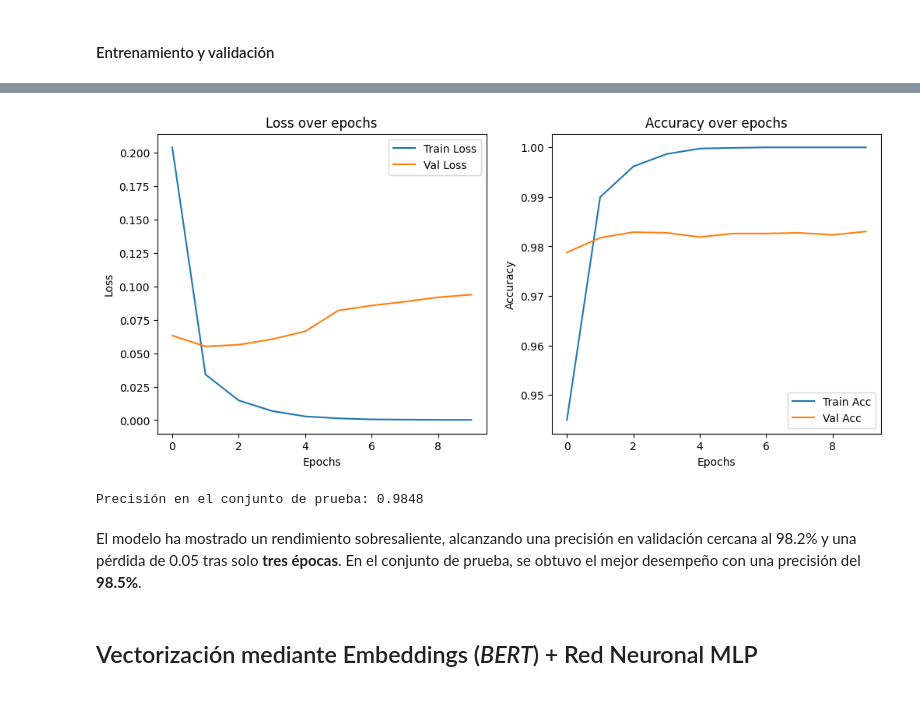
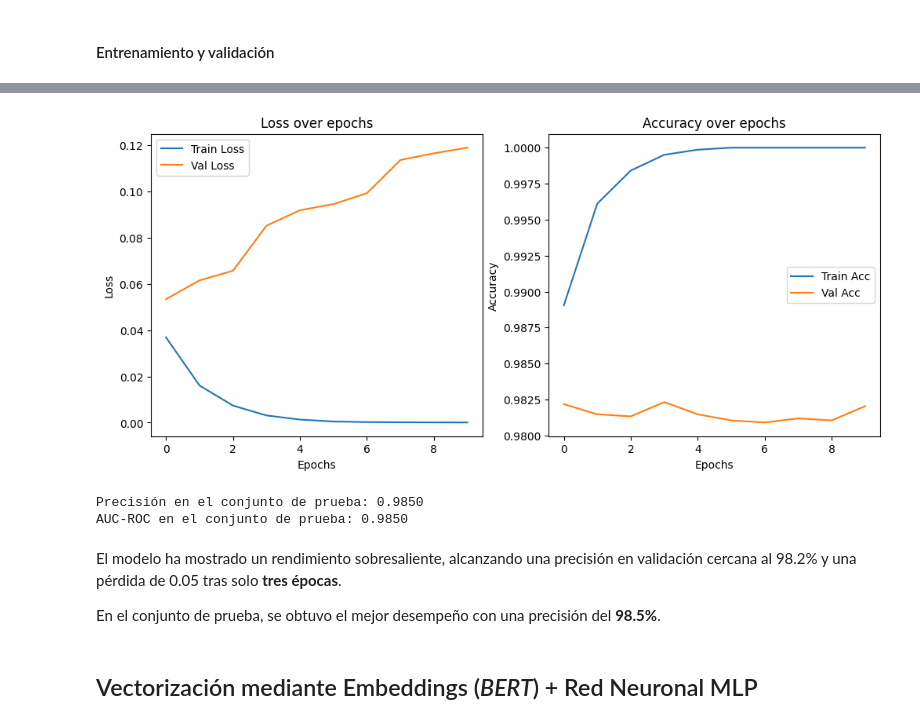
Before and after one commit to guillermo-grande/Fake-News-Detection, a Jupyter notebook: notebooks/mlp&lstm.ipynb, the cells around one changed output, grey strips where cells are left out. Drawn from its saved outputs; the diff is of its cells as text; code cells hidden in the pictures.

```diff
--- a/notebooks/mlp&lstm.ipynb
+++ b/notebooks/mlp&lstm.ipynb
@@ -56,7 +58,7 @@ Para terminar, exploraremos si **redes neuronales recurrentes** (RNNs) ofrecen u
 ## División en Train, Validation & Test para Redes Neuronales
 # %%
 # Cargar el DataFrame limpio
-df = pd.read_csv("Datasets/Cleaned-FR-News_V2.csv")
+df = pd.read_csv("../Datasets/Cleaned-FR-News_V2.csv")
 
 # Dividimos los datos en entrenamiento y prueba
 # Por ahora usaremos únicamente el texto de la noticia (omitimos el título)
@@ -304,7 +306,7 @@ train_losses, valid_losses = [], []
 train_accuracies, valid_accuracies = [], []
 
 # Ruta donde se guardará el mejor modelo
-best_model_path = "models/best_mlp.pth"
+best_model_path = "../models/best_mlp.pth"
 
 # Entrenar el modelo
 train_losses, valid_losses, train_accuracies, valid_accuracies = train_model(
@@ -332,7 +333,10 @@ Epoch [10/10] - Loss: 0.0002 - Acc: 1.0000 - Val Loss: 0.0937 - Val Acc: 0.9830
-[figure, old version]
+[figure, new version]
-Precisión en el conjunto de prueba: 0.9848
+Precisión en el conjunto de prueba: 0.9850
+AUC-ROC en el conjunto de prueba: 0.9850
 # %% [markdown]
-El modelo ha mostrado un rendimiento sobresaliente, alcanzando una precisión en validación cercana al 98.2% y una pérdida de 0.05 tras solo **tres épocas**. En el conjunto de prueba, se obtuvo el mejor desempeño con una precisión del **98.5%**.
+El modelo ha mostrado un rendimiento sobresaliente, alcanzando una precisión en validación cercana al 98.2% y una pérdida de 0.05 tras solo **tres épocas**.
+
+En el conjunto de prueba, se obtuvo el mejor desempeño con una precisión del **98.5%**.
 # %% [markdown]
 ## Vectorización mediante Embeddings (*BERT*) + Red Neuronal MLP
 # %% [markdown]
```
Also changed, not shown: parts of 6 cells of this notebook, 7 other files.
